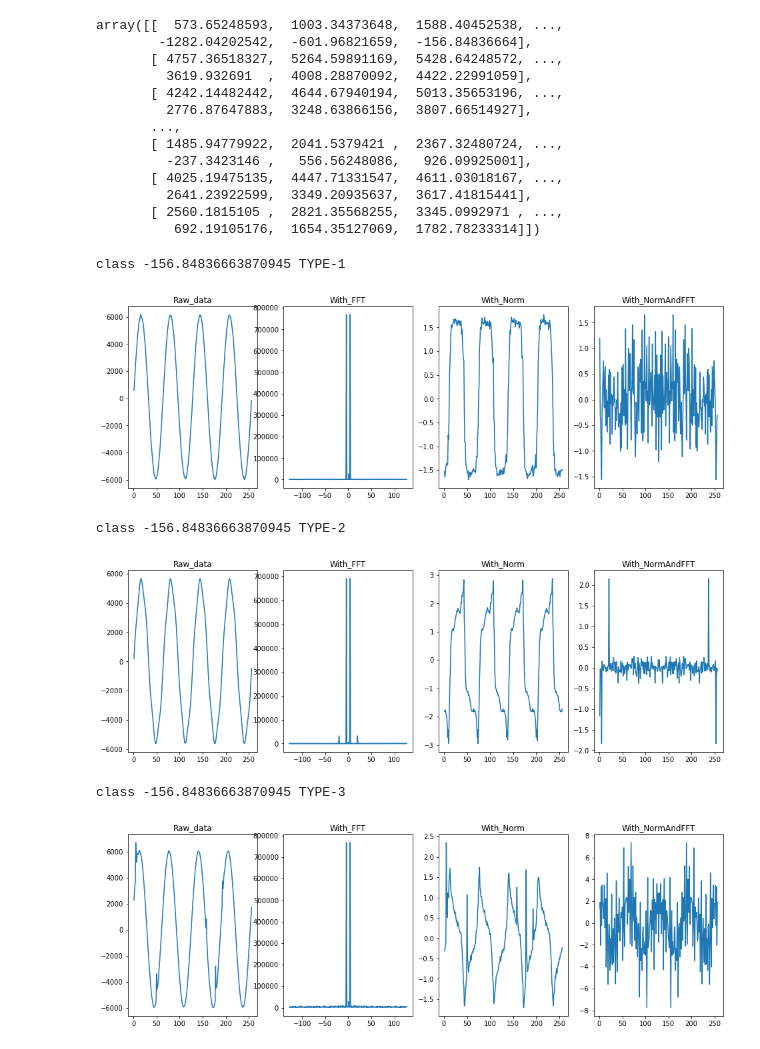
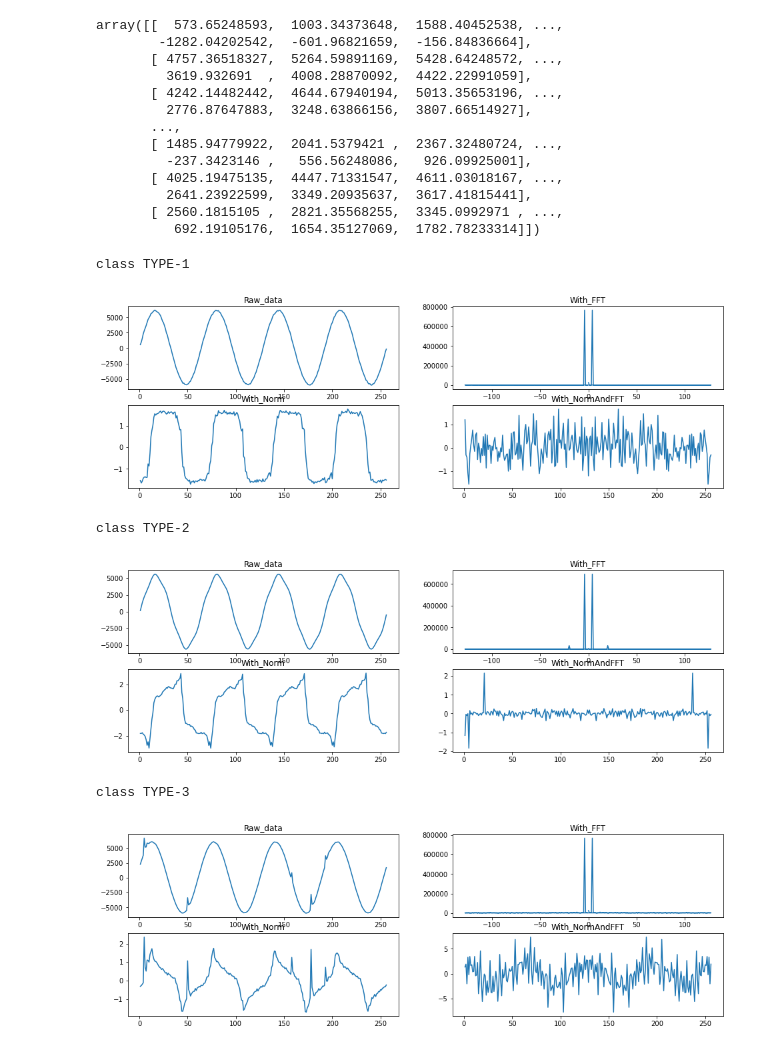
Before and after one commit to purush34/Amrita_Honeywell_Hackathon, a Jupyter notebook: EDA/EDA_on_Dataset2_final.ipynb, the cells around one changed output. Cells and saved outputs as stored; diff of their text form; code cells hidden in the pictures.

```diff
--- a/EDA/EDA_on_Dataset2_final.ipynb
+++ b/EDA/EDA_on_Dataset2_final.ipynb
@@ -81,75 +81,75 @@ for i in range(0,x_train.shape[0]):
 transform = StandardScaler()
 X_norm_fft = transform.fit_transform(X_norm_fft)
 # %%
-print("class",X_train[0][255], "TYPE-1")
-fig, axes = plt.subplots(1, 4,figsize=(16,5))
+print("class", "TYPE-1")
+fig, axes = plt.subplots(2, 2,figsize=(16,5))
 
 #raw data
-axes[0].plot([i for i in range(1,257)], X_train[0][0:256])
-axes[0].title.set_text('Raw_data')
+axes[0][0].plot([i for i in range(1,257)], X_train[0][0:256])
+axes[0][0].title.set_text('Raw_data')
 
 #with fft
 yf = fft(X_train[0][0:256])
 xf = fftfreq(256,1/256)
-axes[1].plot(xf, np.abs(yf))
-axes[1].title.set_text('With_FFT')
+axes[0][1].plot(xf, np.abs(yf))
+axes[0][1].title.set_text('With_FFT')
 
 #after normalization
-axes[2].plot([i for i in range(1,257)], X_norm[0][0:256])
-axes[2].title.set_text('With_Norm')
+axes[1][0].plot([i for i in range(1,257)], X_norm[0][0:256])
+axes[1][0].title.set_text('With_Norm')
 
 #with normalization and fft
-axes[3].plot([i for i in range(1,257)], X_norm_fft[0][0:256])
-axes[3].title.set_text('With_NormAndFFT')
+axes[1][1].plot([i for i in range(1,257)], X_norm_fft[0][0:256])
+axes[1][1].title.set_text('With_NormAndFFT')
 # %% [output]
-class -156.84836663870945 TYPE-1
+class TYPE-1
-[figure, old version]
+[figure, new version]
 # %%
-print("class",X_train[0][255], "TYPE-2")
-fig, axes = plt.subplots(1, 4,figsize=(16,5))
+print("class", "TYPE-2")
+fig, axes = plt.subplots(2, 2,figsize=(16,5))
 
 #raw data
-axes[0].plot([i for i in range(1,257)], X_train[1995][0:256])
-axes[0].title.set_text('Raw_data')
+axes[0][0].plot([i for i in range(1,257)], X_train[1995][0:256])
+axes[0][0].title.set_text('Raw_data')
 
 #with fft
 yf = fft(X_train[1995][0:256])
 xf = fftfreq(256,1/256)
-axes[1].plot(xf, np.abs(yf))
-axes[1].title.set_text('With_FFT')
+axes[0][1].plot(xf, np.abs(yf))
+axes[0][1].title.set_text('With_FFT')
 
 #after normalization
-axes[2].plot([i for i in range(1,257)], X_norm[1995][0:256])
-axes[2].title.set_text('With_Norm')
+axes[1][0].plot([i for i in range(1,257)], X_norm[1995][0:256])
+axes[1][0].title.set_text('With_Norm')
 
 #with normalization and fft
-axes[3].plot([i for i in range(1,257)], X_norm_fft[1995][0:256])
-axes[3].title.set_text('With_NormAndFFT')
+axes[1][1].plot([i for i in range(1,257)], X_norm_fft[1995][0:256])
+axes[1][1].title.set_text('With_NormAndFFT')
 # %% [output]
-class -156.84836663870945 TYPE-2
+class TYPE-2
-[figure, old version]
+[figure, new version]
 # %%
-print("class",X_train[0][255], "TYPE-3")
-fig, axes = plt.subplots(1, 4,figsize=(16,5))
+print("class", "TYPE-3")
+fig, axes = plt.subplots(2, 2,figsize=(16,5))
 
 #raw data
-axes[0].plot([i for i in range(1,257)], X_train[1999][0:256])
-axes[0].title.set_text('Raw_data')
+axes[0][0].plot([i for i in range(1,257)], X_train[1999][0:256])
+axes[0][0].title.set_text('Raw_data')
 
 #with fft
 yf = fft(X_train[1999][0:256])
 xf = fftfreq(256,1/256)
-axes[1].plot(xf, np.abs(yf))
-axes[1].title.set_text('With_FFT')
+axes[0][1].plot(xf, np.abs(yf))
+axes[0][1].title.set_text('With_FFT')
 
 #after normalization
-axes[2].plot([i for i in range(1,257)], X_norm[1999][0:256])
-axes[2].title.set_text('With_Norm')
+axes[1][0].plot([i for i in range(1,257)], X_norm[1999][0:256])
+axes[1][0].title.set_text('With_Norm')
 
 #with normalization and fft
-axes[3].plot([i for i in range(1,257)], X_norm_fft[1999][0:256])
-axes[3].title.set_text('With_NormAndFFT')
+axes[1][1].plot([i for i in range(1,257)], X_norm_fft[1999][0:256])
+axes[1][1].title.set_text('With_NormAndFFT')
 # %% [output]
-class -156.84836663870945 TYPE-3
+class TYPE-3
-[figure, old version]
+[figure, new version]
 # %%
```
Also changed, not shown: parts of 3 cells of this notebook, 1 other file.
